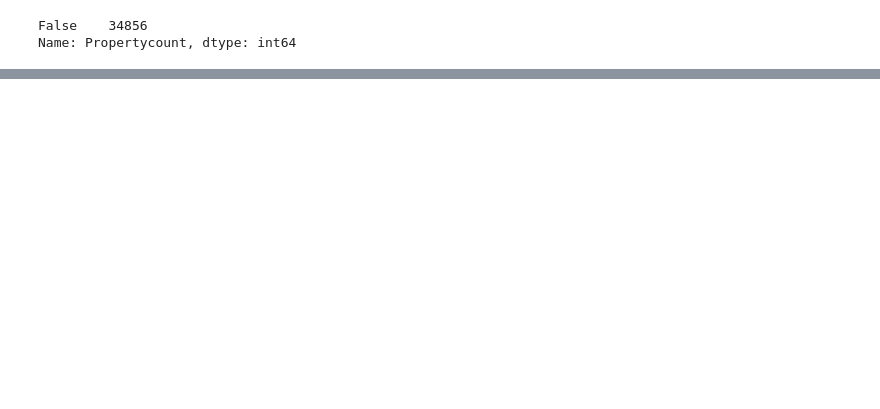
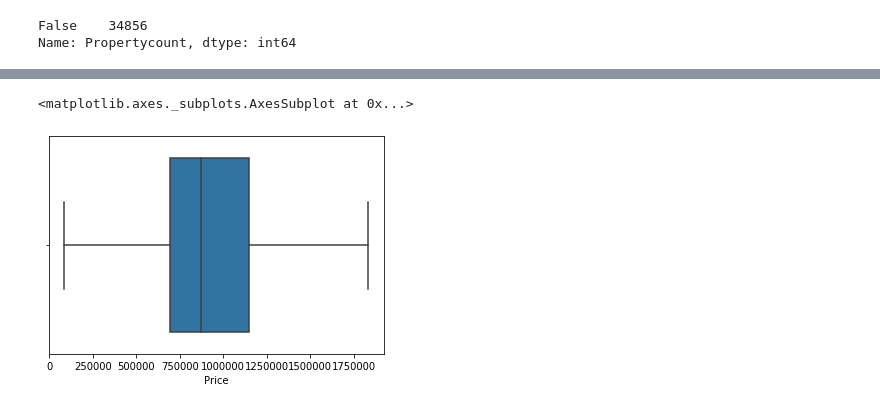
Before and after one commit to zahirsalim/pythonassign, a Jupyter notebook: DataScience.ipynb, the cells around one changed output, grey strips where cells are left out. Drawn from its saved outputs; the diff is of its cells as text; code cells hidden in the pictures; blank space fills up the shorter version.

```diff
--- a/DataScience.ipynb
+++ b/DataScience.ipynb
@@ -449,0 +529,5 @@ Name: Propertycount, dtype: int64
+# %%
+sns.boxplot(housing_no_dup["Price"])
+# %% [output]
+<matplotlib.axes._subplots.AxesSubplot at 0x...>
+[figure, added]
```
Also changed, not shown: parts of 22 cells of this notebook.
